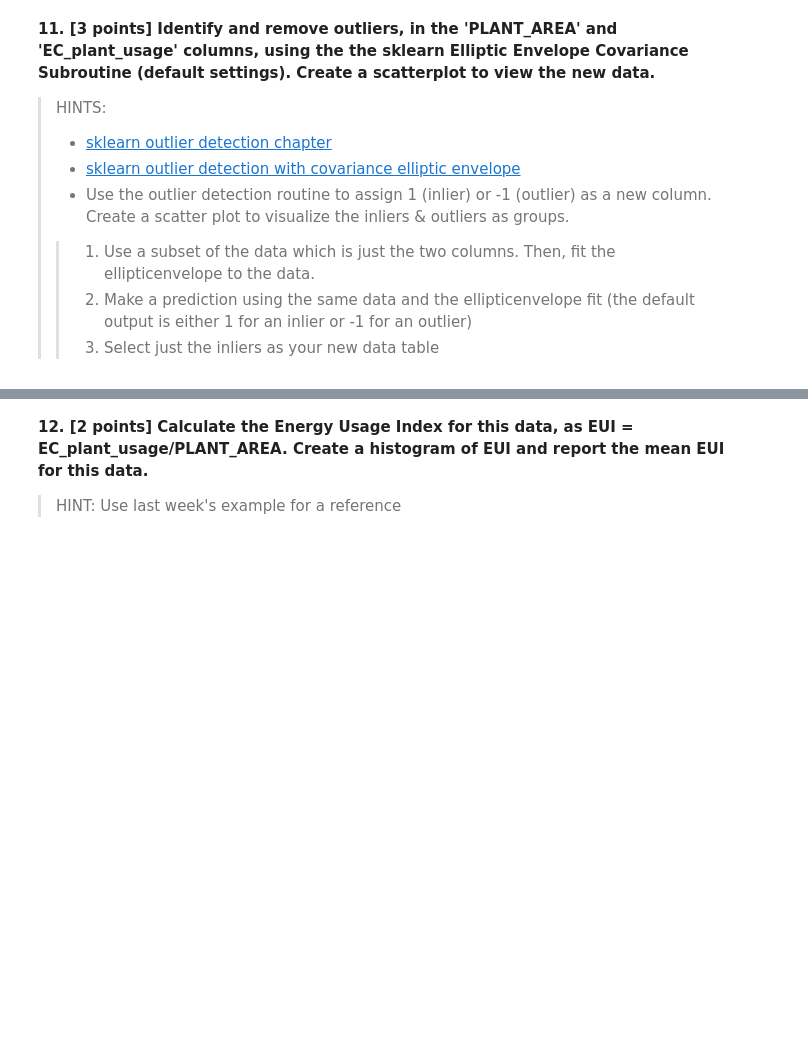
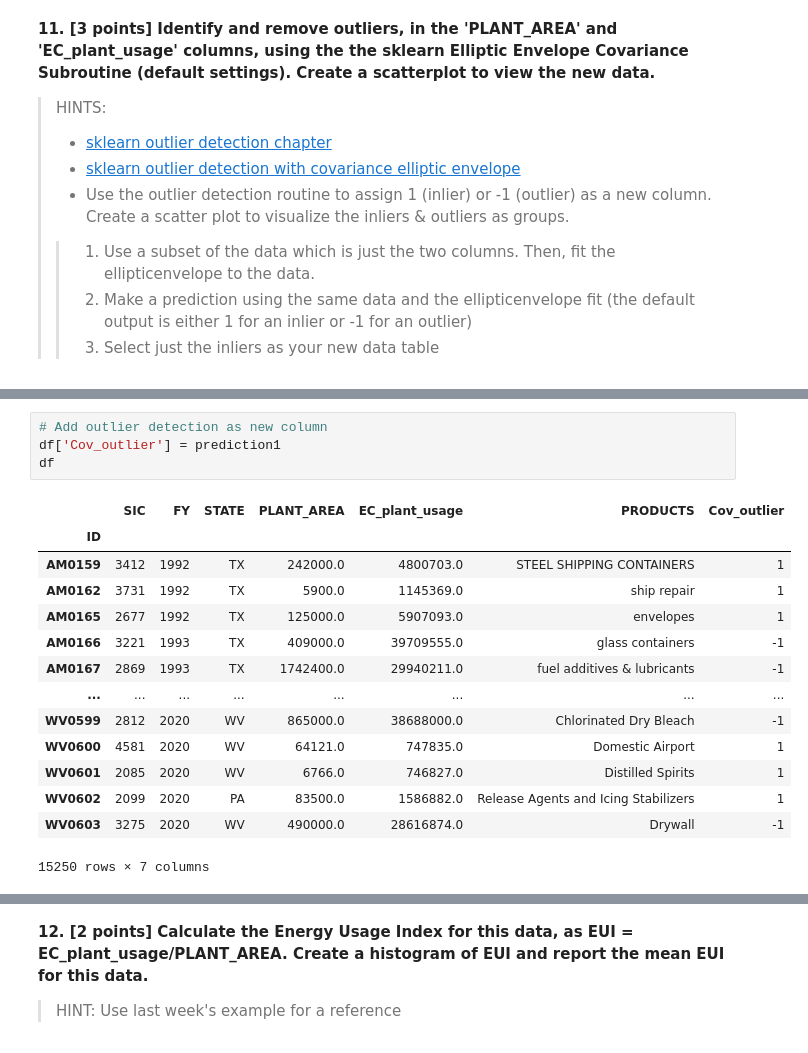
Before and after one commit to Nischay18/ENSYS5800-AI-Energy-somu.n, a Jupyter notebook: ENSY5800_Spr21_Hwk1_Solution.ipynb, the cells around one changed output, grey strips where cells are left out. Saved outputs shown, nothing was run; the diff lists cells and outputs as text; blank space fills up the shorter version.

```diff
--- a/ENSY5800_Spr21_Hwk1_Solution.ipynb
+++ b/ENSY5800_Spr21_Hwk1_Solution.ipynb
@@ -295,0 +233,19 @@ TypeError: ignored
+# %%
+# Add outlier detection as new column
+df['Cov_outlier'] = prediction1
+df
+# %% [output]
+|  | SIC | FY | STATE | PLANT_AREA | EC_plant_usage | PRODUCTS | Cov_outlier |
+| ID |  |  |  |  |  |  |  |
+| AM0159 | 3412 | 1992 | TX | 242000.0 | 4800703.0 | STEEL SHIPPING CONTAINERS | 1 |
+| AM0162 | 3731 | 1992 | TX | 5900.0 | 1145369.0 | ship repair | 1 |
+| AM0165 | 2677 | 1992 | TX | 125000.0 | 5907093.0 | envelopes | 1 |
+| AM0166 | 3221 | 1993 | TX | 409000.0 | 39709555.0 | glass containers | -1 |
+| AM0167 | 2869 | 1993 | TX | 1742400.0 | 29940211.0 | fuel additives & lubricants | -1 |
+| ... | ... | ... | ... | ... | ... | ... | ... |
+| WV0599 | 2812 | 2020 | WV | 865000.0 | 38688000.0 | Chlorinated Dry Bleach | -1 |
+| WV0600 | 4581 | 2020 | WV | 64121.0 | 747835.0 | Domestic Airport | 1 |
+| WV0601 | 2085 | 2020 | WV | 6766.0 | 746827.0 | Distilled Spirits | 1 |
+| WV0602 | 2099 | 2020 | PA | 83500.0 | 1586882.0 | Release Agents and Icing Stabilizers | 1 |
+| WV0603 | 3275 | 2020 | WV | 490000.0 | 28616874.0 | Drywall | -1 |
+15250 rows × 7 columns
```
Also changed, not shown: parts of 5 cells of this notebook.
